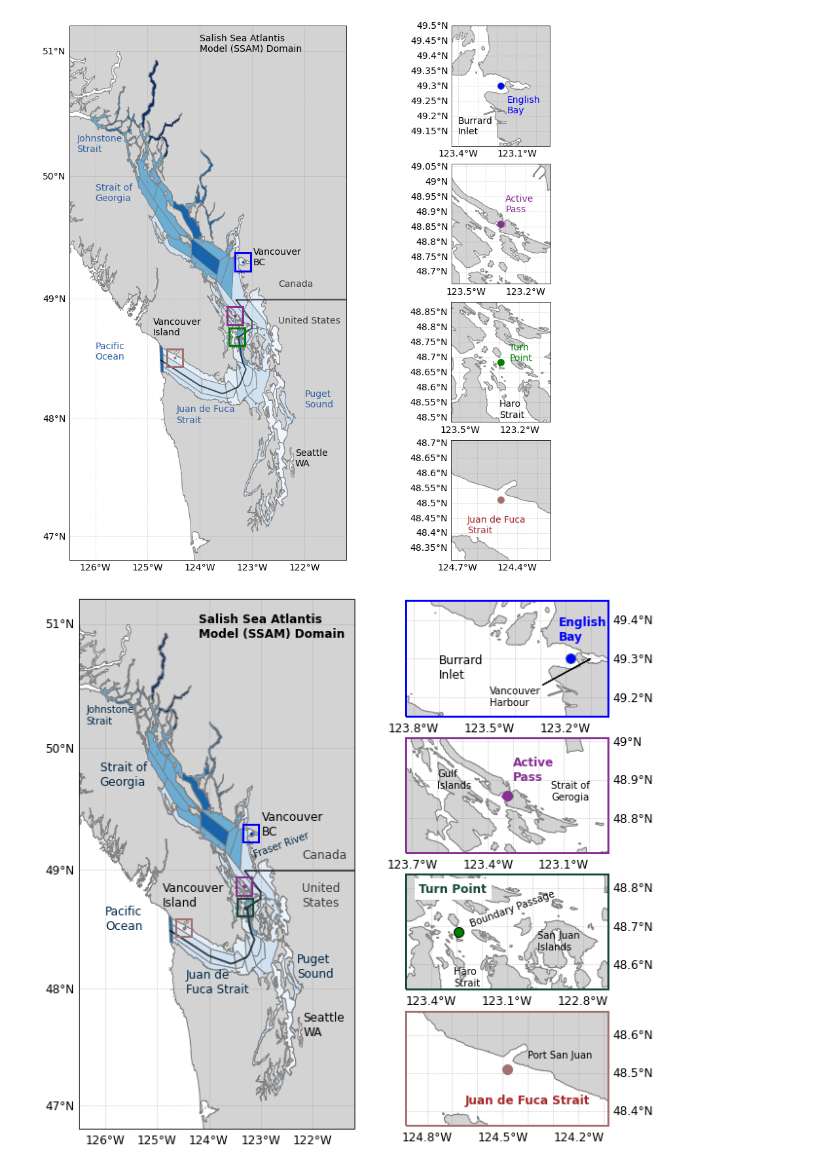
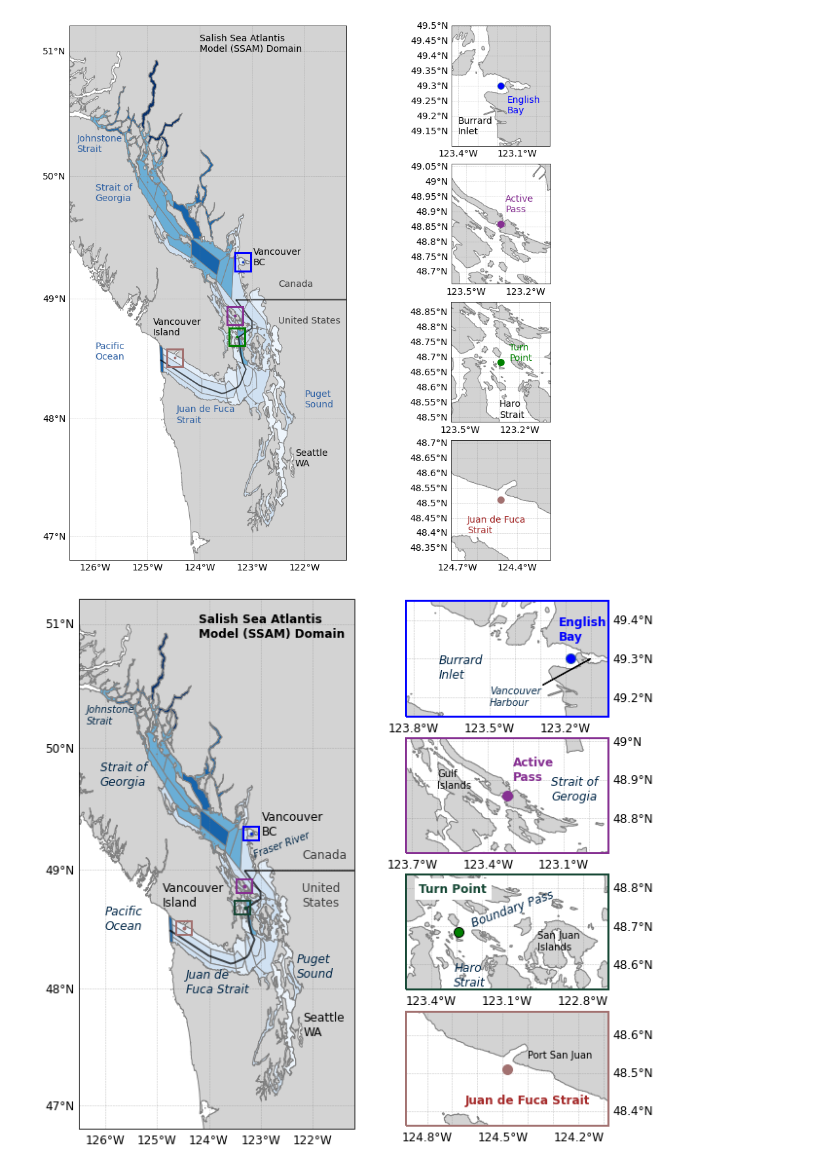
Before and after one commit to SS-Atlantis/Lovindeeretal-MPRI1paper, a Jupyter notebook: Plot-map.ipynb, the cells around one changed output. Saved outputs shown, nothing was run; the diff lists cells and outputs as text; code cells hidden in the pictures.

```diff
--- a/Plot-map.ipynb
+++ b/Plot-map.ipynb
@@ -255,17 +255,20 @@ cwater = '#002647'#004481' #2F61A4 ##88CCEE
 ax_main.add_feature(feature.GSHHSFeature('full', edgecolor='grey', facecolor='lightgrey'))
 ax_main.add_feature(feature.BORDERS,edgecolor='black',linewidth=2,alpha=0.7)
 ax_main.text(-124.2, 50.9, 'Salish Sea Atlantis\nModel (SSAM) Domain', transform=ccrs.PlateCarree(),color='k',weight='bold')
-ax_main.text(-126, 48.5, 'Pacific\nOcean', transform=ccrs.PlateCarree(),color=cwater)
-ax_main.text(-122.3, 48.1, 'Puget\nSound', transform=ccrs.PlateCarree(),color=cwater)
-ax_main.text(-124.45, 47.97, 'Juan de\nFuca Strait', transform=ccrs.PlateCarree(),color=cwater)
+ax_main.text(-126, 48.5, 'Pacific\nOcean', transform=ccrs.PlateCarree(),color=cwater,style='italic')
+ax_main.text(-122.3, 48.1, 'Puget\nSound', transform=ccrs.PlateCarree(),color=cwater,style='italic')
+ax_main.text(-124.45, 47.97, 'Juan de\nFuca Strait', transform=ccrs.PlateCarree(),color=cwater,style='italic')
 ax_main.text(-122.331030+0.15, 47.603895, 'Seattle\nWA', transform=ccrs.PlateCarree(),color='k')
 ax_main.text(-122.2, 49.1, 'Canada', transform=ccrs.PlateCarree(),color='k',alpha=0.7)
 ax_main.text(-122.2, 48.7, 'United\nStates', transform=ccrs.PlateCarree(),color='k',alpha=0.7)
-ax_main.text(-126.1, 49.7, 'Strait of\nGeorgia', transform=ccrs.PlateCarree(), color=cwater)
+ax_main.text(-126.1, 49.7, 'Strait of\nGeorgia', transform=ccrs.PlateCarree(), color=cwater,style='italic')
 ax_main.text(-124.9, 48.7, 'Vancouver\nIsland', transform=ccrs.PlateCarree(), color='k')
 ax_main.text(-123.128392+0.15, 49.280076+0.01,'Vancouver\nBC', transform=ccrs.PlateCarree(), color='k')
-ax_main.text(-126.36, 50.2, 'Johnstone\nStrait', transform=ccrs.PlateCarree(), color=cwater,size=10)
-ax_main.text(-123.156982,49.110233, 'Fraser River',transform=ccrs.PlateCarree(),color=cwater,size=10,rotation=20)
+ax_main.text(-126.36, 50.2, 'Johnstone\nStrait', transform=ccrs.PlateCarree(), color=cwater,size=10,style='italic')
+ax_main.text(-123.156982,49.110233, 'Fraser River',transform=ccrs.PlateCarree(),color=cwater,size=10,rotation=20,style='italic')
+#ax_main.annotate("N",
+#        xy=(0.94, 0.14), xytext=(0.94, 0.05),xycoords="axes fraction",textcoords="axes fraction",
+#        ha="center",va="center",fontsize=12,fontweight="bold",arrowprops={"arrowstyle": "-|>","linewidth": 1.6,},zorder=30)
 
 #Spill coordinates
 APlon, APlat = -123.3239, 48.8594
@@ -275,12 +278,14 @@ JFlon, JFlat = -124.4823,48.5103
 
 # Add box insets
 width = 0.3
-height = 0.15
+height = 0.1125
 line_width = 2
+EB_end_grid = -123.03
+TP_end_grid = -123.5
 
 Active_Pass = Rectangle((APlon-width/2,APlat-height/2),width,height,facecolor='none',edgecolor='#863092',linewidth=line_width,transform=ccrs.PlateCarree(),zorder=10)
-Turn_Point = Rectangle((TPlon-width/2,TPlat-height/2),width,height,facecolor='none',edgecolor='#154734',linewidth=line_width,transform=ccrs.PlateCarree(),zorder=10)
-English_Bay = Rectangle((EBlon-width/2,EBlat-height/2),width,height,facecolor='none',edgecolor='blue',linewidth=line_width,transform=ccrs.PlateCarree(),zorder=10)
+Turn_Point = Rectangle((TP_end_grid,TPlat-height/2),width,height,facecolor='none',edgecolor='#154734',linewidth=line_width,transform=ccrs.PlateCarree(),zorder=10)
+English_Bay = Rectangle((EB_end_grid-width,EBlat-height/2),width,height,facecolor='none',edgecolor='blue',linewidth=line_width,transform=ccrs.PlateCarree(),zorder=10)
 Jstrait = Rectangle((JFlon-width/2,JFlat-height/2),width,height,facecolor='none',edgecolor='#A27170',linewidth=line_width,transform=ccrs.PlateCarree(),zorder=10)
 
 ax_main.add_patch(Active_Pass)
@@ -300,56 +305,56 @@ ax_main.plot(JFlon, JFlat, marker='o', markersize=marker_size, color='#A27170',
 width = 0.8
 height = 0.3
 marker_size = 10
-EB_end_grid = -123.03
+
 ax1.set_extent([EB_end_grid-width, EB_end_grid, EBlat-height/2, EBlat+height/2],crs=ccrs.PlateCarree())
 ax1.plot(EBlon, EBlat, marker='o', markersize=marker_size, color='blue', markeredgecolor='#2F61A4', transform=ccrs.PlateCarree(), zorder=10)
-ax1.text(-123.7, 49.25,'Burrard\nInlet', transform=ccrs.PlateCarree(), color='k')
+ax1.text(-123.7, 49.25,'Burrard\nInlet', transform=ccrs.PlateCarree(), color=cwater,style='italic')
 ax1.text(-123.225, 49.35,'English\nBay', transform=ccrs.PlateCarree(), color='blue',weight='bold')
 ax1.annotate('Vancouver\nHarbour',
             xy=(-123.1, 49.3), xycoords=ccrs.PlateCarree()._as_mpl_transform(ax1),
-            xytext=(-123.5,49.18), textcoords=ccrs.PlateCarree()._as_mpl_transform(ax1), fontsize=10,
+            xytext=(-123.5,49.18), textcoords=ccrs.PlateCarree()._as_mpl_transform(ax1), fontsize=10,style='italic',color=cwater,
             arrowprops=dict(headwidth=2, headlength=3, width=0.5, facecolor='k'))
 
 ax2.set_extent([APlon-width/2, APlon+width/2, APlat-height/2, APlat+height/2],crs=ccrs.PlateCarree())
 ax2.plot(APlon, APlat, marker='o', markersize=marker_size, color='#863092', markeredgecolor='#863092', transform=ccrs.PlateCarree(), zorder=10)
 ax2.text(-123.3, 48.9,'Active\nPass', transform=ccrs.PlateCarree(), color='#863092',weight='bold')
-ax2.text(-123.15, 48.85,'Strait of\nGerogia', transform=ccrs.PlateCarree(), color='k',size=10)
+ax2.text(-123.15, 48.85,'Strait of\nGerogia', transform=ccrs.PlateCarree(), color=cwater,style='italic') #size=10,
 ax2.text(-123.6, 48.88,'Gulf\nIslands', transform=ccrs.PlateCarree(), color='k',size=10)
 
-TP_end_grid = -123.5
+
 ax3.set_extent([TP_end_grid, TP_end_grid+width, TPlat-height/2, TPlat+height/2],crs=ccrs.PlateCarree())
 ax3.plot(TPlon, TPlat, marker='o', markersize=marker_size, color='green', markeredgecolor='k', transform=ccrs.PlateCarree(), zorder=10) ##6DB48E
 ax3.text(-123.45, 48.79,'Turn Point', transform=ccrs.PlateCarree(), color='#154734',weight='bold',backgroundcolor='white')
-ax3.text(-123.3109, 48.545644,'Haro\nStrait', transform=ccrs.PlateCarree(), color='k',size=10)
-ax3.text(-123.25, 48.7,'Boundary Passage', transform=ccrs.PlateCarree(), color='k',size=10,rotation=20)
+ax3.text(-123.3109, 48.545644,'Haro\nStrait', transform=ccrs.PlateCarree(), color=cwater,style='italic') #size=10,
+ax3.text(-123.25, 48.7,'Boundary Pass', transform=ccrs.PlateCarree(), color=cwater,rotation=20,style='italic') #size=10,
 ax3.text(-122.98, 48.64,'San Juan\nIslands', transform=ccrs.PlateCarree(), color='k',size=10)
 
 ax4.set_extent([JFlon-width/2, JFlon+width/2, JFlat-height/2, JFlat+height/2],crs=ccrs.PlateCarree())
 ax4.plot(JFlon, JFlat, marker='o', markersize=marker_size, color='#A27170', markeredgecolor='#A27170', transform=ccrs.PlateCarree(), zorder=10)
 ax4.text(-124.65, 48.42,'Juan de Fuca Strait', transform=ccrs.PlateCarree(), color='brown',weight='bold') ##A27170
 ax4.text(-124.4, 48.54,'Port San Juan', transform=ccrs.PlateCarree(), color='k',size=10) ##A27170
 
 for ax in [ax_main]:
     gl = ax.gridlines(crs=ccrs.PlateCarree(),draw_labels=True,linewidth=0.5,color='gray', alpha=0.5,linestyle='--')
     gl.xformatter = LONGITUDE_FORMATTER
     gl.yformatter = LATITUDE_FORMATTER
     gl.top_labels = False
     gl.right_labels = False
 
 for ax in [ax1, ax2, ax3, ax4]:
     gl = ax.gridlines(crs=ccrs.PlateCarree(),x_inline=False, y_inline=False,draw_labels=True,linewidth=0.5,color='gray', alpha=0.5,linestyle='--')
     ax.add_feature(feature.GSHHSFeature('full', edgecolor='grey', facecolor='lightgrey'))
     gl.xformatter = LONGITUDE_FORMATTER
     gl.yformatter = LATITUDE_FORMATTER
     gl.ylocator = mticker.FixedLocator([48.4,48.5,48.6,48.7,48.8,48.9,49.0,49.1,49.2,49.3,49.4])
     gl.top_labels = False
     gl.left_labels = False
     #ax.coastlines(resolution='10m')
 
 for ax, colour in zip([ax1, ax2, ax3, ax4],['blue','#863092','#154734','#A27170']):
     plt.setp(ax.spines.values(), color=colour, linewidth=2)
 plt.show()
 # %% [output]
-[figure, old version]
+[figure, new version]
 # %%
 fig.savefig('Figures/Fig1-Map.png',bbox_inches='tight',dpi=300)
```
